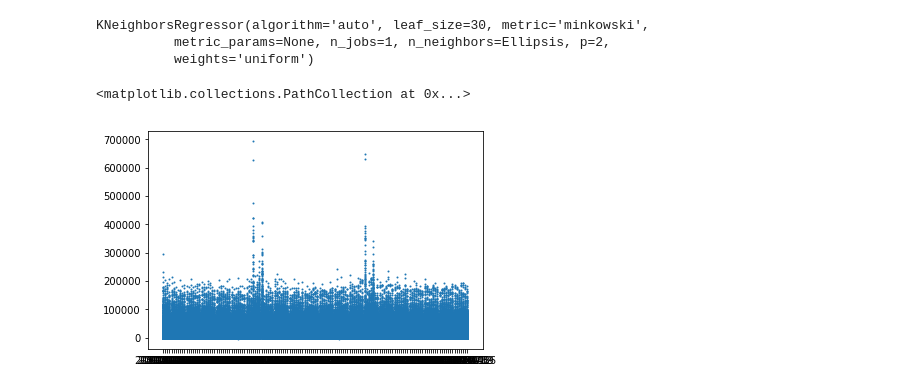
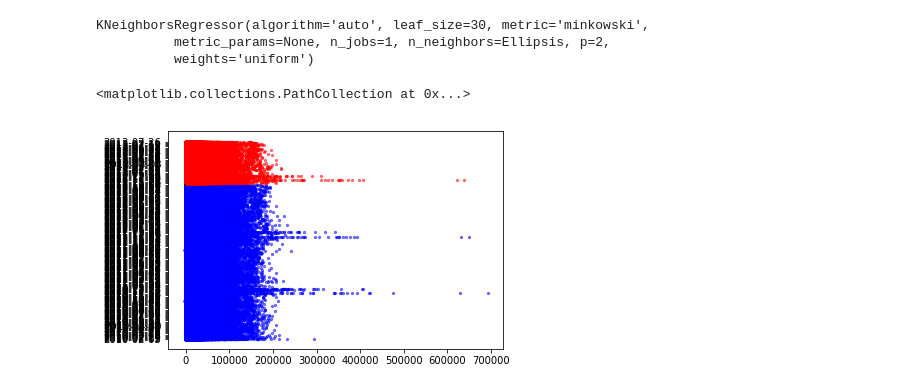
Before and after one commit to ironpass/walmart_ml, a Jupyter notebook: walmart.ipynb, the cells around one changed output. Drawn from its saved outputs; the diff is of its cells as text; code cells hidden in the pictures.

Commit message:
Add Visualization

```diff
--- a/walmart.ipynb
+++ b/walmart.ipynb
@@ -3,6 +3,6 @@ import matplotlib.pyplot as plt
 import numpy as np
 from sklearn.neighbors import KNeighborsRegressor
 # %%
-csv = np.genfromtxt('C:/Users/Ood/Downloads/train.csv', delimiter=",", dtype = '1int,1int,S10,1float,1bool', names=True)
-testcsv = np.genfromtxt('C:/Users/Ood/Downloads/test.csv', delimiter=",", dtype = '1int,1int,S10,1bool', names=True)
+csv = np.genfromtxt('train.csv', delimiter=",", dtype = '1int,1int,S10,1float,1bool', names=True)
+testcsv = np.genfromtxt('test.csv', delimiter=",", dtype = '1int,1int,S10,1bool', names=True)
 # %%
@@ -47,26 +49,31 @@ while j < len(testcsv):
     testData.append([storeTest[j],deptTest[j],dateTestInp,holidayTestInp])
     j+=1
 # %%
-neigh = KNeighborsRegressor(n_neighbors=7,weights='distance')
+# Train model
+neigh = KNeighborsRegressor(n_neighbors=5,weights='distance')
 neigh.fit(trainData, sales)
 KNeighborsRegressor(...)
-# neigh.predict([[1,1,1207,1]])
-# neigh.predict([trainData[5]])
 # %% [output]
 KNeighborsRegressor(algorithm='auto', leaf_size=30, metric='minkowski',
           metric_params=None, n_jobs=1, n_neighbors=Ellipsis, p=2,
           weights='uniform')
 # %%
+# Write a csv file
 file_object = open("C:/Users/Ood/Desktop/kagglesubmit.csv","w")
 file_object.write("Id,Weekly_Sales\n");
+
+classAttr = []*len(testcsv)
 j = 0
 while j<len(testcsv):
-    writeStr = str(storeTest[j])+"_"+str(deptTest[j])+"_"+str(dateTest[j])[2:-1]+","+str(neigh.predict([testData[j]]))[1:-1]+"\n"
+    classAttr.append(neigh.predict([testData[j]]))
+    writeStr = str(storeTest[j])+"_"+str(deptTest[j])+"_"+str(dateTest[j])[2:-1]+","+str(classAttr[j])[1:-1]+"\n"
     file_object.write(writeStr)
     j+=1
 file_object.close()
-# %%
-plt.scatter(date,sales, s=1.0)
-# %% [output]
-<matplotlib.collections.PathCollection at 0x...>
-[figure, removed]
+# %%
+# Visualize
+plt.scatter(sales,date, c='blue', s=5.0, alpha=0.5)
+plt.scatter(classAttr,dateTest, c='red', s=5.0, alpha=0.5)
+# %% [output]
+<matplotlib.collections.PathCollection at 0x...>
+[figure, added]
```
Also changed, not shown: parts of 3 cells of this notebook, 3 other files.
